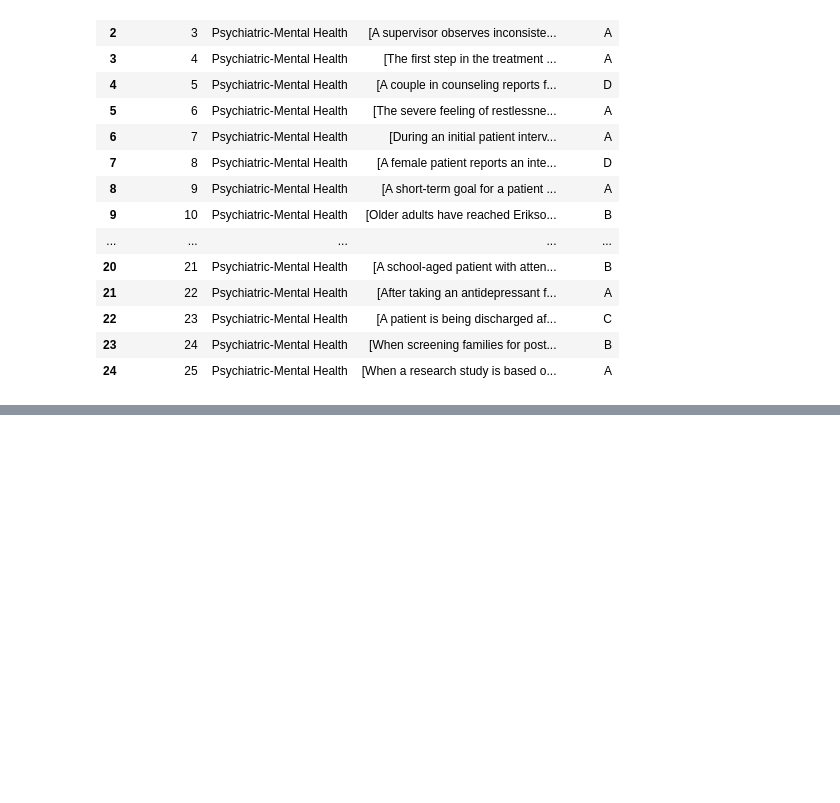
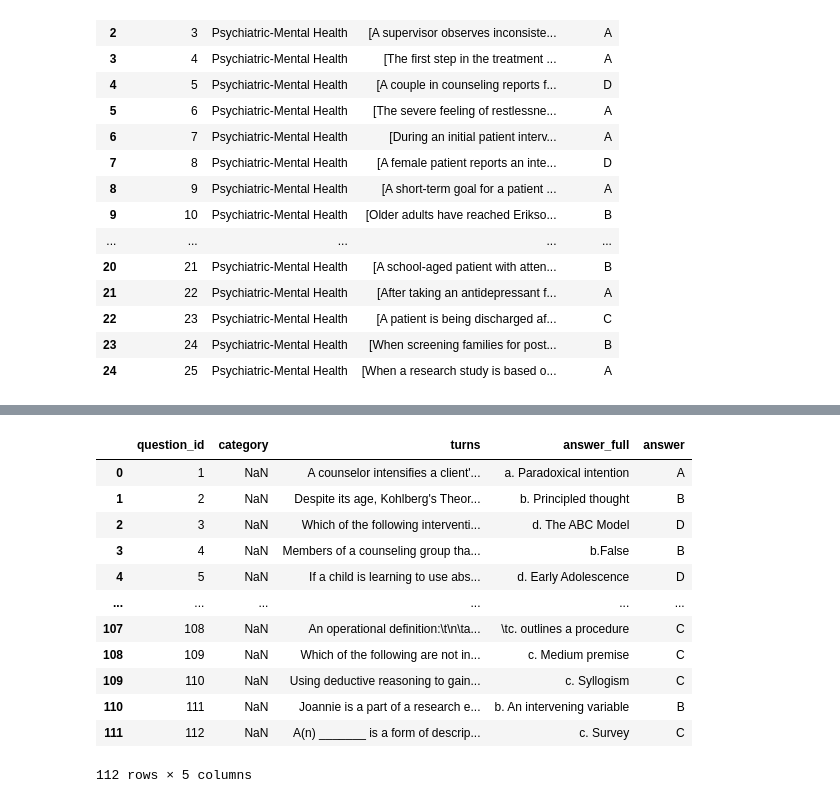
Before and after one commit to ChiaPatricia/MentalChat16K_Main, a Jupyter notebook: clean_JT_bench.ipynb, the cells around one changed output, grey strips where cells are left out. Saved outputs shown, nothing was run; the diff lists cells and outputs as text; code cells hidden in the pictures; blank space fills up the shorter version.

```diff
--- a/clean_JT_bench.ipynb
+++ b/clean_JT_bench.ipynb
@@ -42,3 +43,6 @@ jt
 | 22 | 23 | Psychiatric-Mental Health | [A patient is being discharged af... | C |
 | 23 | 24 | Psychiatric-Mental Health | [When screening families for post... | B |
 | 24 | 25 | Psychiatric-Mental Health | [When a research study is based o... | A |
+# %%
+mhmc = pd.read_csv('/cbica/home/xjia/qlora/data/lab/mental_health_exam_MC.csv')
+mhmc
@@ -44,0 +63,19 @@ jt
+# %%
+mhmc.rename(columns={'answer': 'answer_full'}, inplace=True)
+
+mhmc["answer"] = mhmc["answer_full"].apply(lambda x: x.strip()[0].upper())
+mhmc
+# %% [output]
+|  | question_id | category | turns | answer_full | answer |
+| 0 | 1 | NaN | A counselor intensifies a client'... | a. Paradoxical intention | A |
+| 1 | 2 | NaN | Despite its age, Kohlberg's Theor... | b. Principled thought | B |
+| 2 | 3 | NaN | Which of the following interventi... | d. The ABC Model | D |
+| 3 | 4 | NaN | Members of a counseling group tha... | b.False | B |
+| 4 | 5 | NaN | If a child is learning to use abs... | d. Early Adolescence | D |
+| ... | ... | ... | ... | ... | ... |
+| 107 | 108 | NaN | An operational definition:\t\n\ta... | \tc. outlines a procedure | C |
+| 108 | 109 | NaN | Which of the following are not in... | c. Medium premise | C |
+| 109 | 110 | NaN | Using deductive reasoning to gain... | c. Syllogism | C |
+| 110 | 111 | NaN | Joannie is a part of a research e... | b. An intervening variable | B |
+| 111 | 112 | NaN | A(n) _______ is a form of descrip... | c. Survey | C |
+112 rows × 5 columns
```
Also changed, not shown: parts of 11 cells of this notebook, 58 other files.
